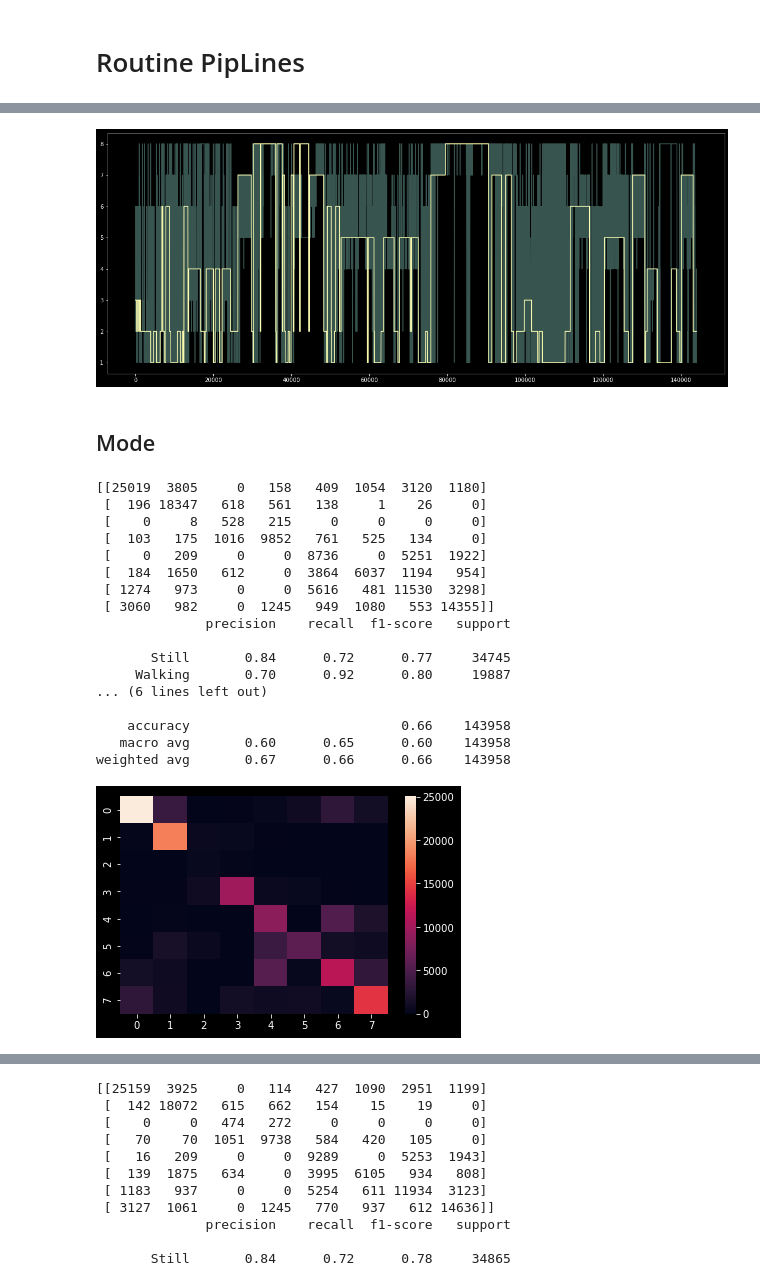
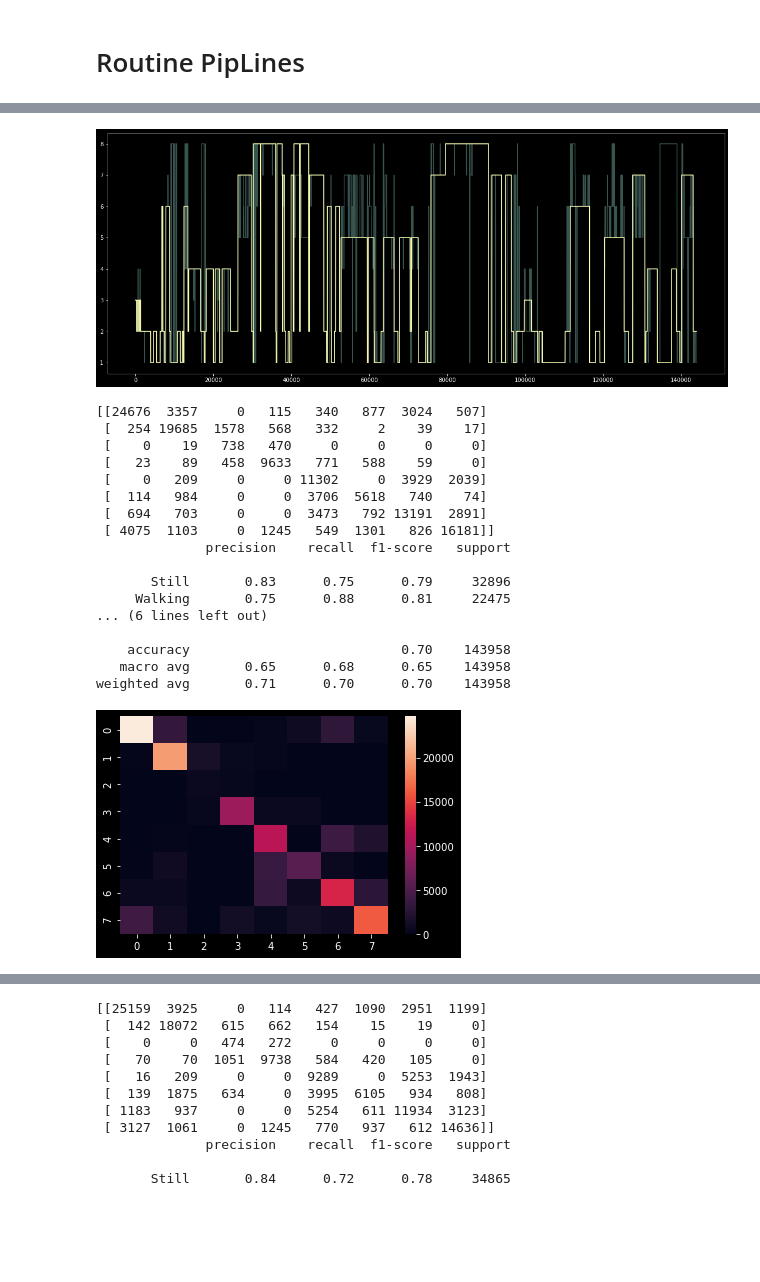
Before and after one commit to Ryanna-github/SHL2021, a Jupyter notebook: 2021-05-31_post_process.ipynb, the cells around one changed output, grey strips where cells are left out. Saved outputs shown, nothing was run; the diff lists cells and outputs as text; code cells hidden in the pictures; blank space fills up the shorter version.

Commit message:
test ensemble strategy

```diff
--- a/2021-05-31_post_process.ipynb
+++ b/2021-05-31_post_process.ipynb
@@ -60,0 +60,19 @@ pred_prob_rf = model_rf.predict_proba(X_val)
+# %%
+model_bag = BaggingClassifier(DecisionTreeClassifier(), n_estimators = 100, max_samples = 100, bootstrap=True)
+model_bag.fit(X_train, y_train)
+pred_bag = model_bag.predict(X_val)
+pred_prob_bag = model_bag.predict_proba(X_val)
+# %%
+train_data = lgb.Dataset(X_train, label = y_train - 1)
+test_data = lgb.Dataset(X_val, label = y_val - 1)
+params={
+    'learning_rate':0.1,
+    'lambda_l1':0.1,
+    'lambda_l2':0.2,
+    'max_depth':6,
+    'objective':'multiclass',
+    'num_class':8,
+}
+model_lgb = lgb.train(params, train_data, valid_sets = [test_data])
+pred_prob_lgb = model_lgb.predict(X_val)
+pred_lgb = pred_prob_lgb.argmax(axis = 1) + 1
@@ -90,3 +105,13 @@ pred_prob = pred_prob_rf
+# %%
+def get_pred_mode(sr):
+    ct = Counter(sr).most_common()[0]
+    return ct[0] if ct[1] >= 2 else sr[2]
+
+df_res = pd.DataFrame({"rf": pred_rf, "bag": pred_bag, "lgb": pred_lgb})
+df_res['pred'] = df_res.apply(lambda x: get_pred_mode(x[['rf', 'bag', 'lgb']]), axis = 1)
+df_res['pred_mode'] = df_res['pred'].rolling(90, center = True).agg(lambda x: x.mode()[0]).fillna(method = 'ffill').fillna(method = 'bfill').astype('int')
+# %%
+pred = df_res['pred_mode']
 # %%
 def plot_prediction(y_pred, y_true):
     plt.figure(figsize = [20, 8])
@@ -95,6 +120,4 @@ def plot_prediction(y_pred, y_true):
 # %%
 plot_prediction(pred, y_val)
 # %% [output]
-[figure, old version]
+[figure, new version]
-# %% [markdown]
-## Mode
@@ -103,21 +124,21 @@ pred_mode = pred.rolling(90, center = True).agg(lambda x: x.mode()[0]).fillna(me
 # %%
-helper.evaluate(pred_mode, y_val)
+helper.evaluate(pred, y_val)
 # %% [output]
-[[25019  3805     0   158   409  1054  3120  1180]
- [  196 18347   618   561   138     1    26     0]
- [    0     8   528   215     0     0     0     0]
- [  103   175  1016  9852   761   525   134     0]
- [    0   209     0     0  8736     0  5251  1922]
- [  184  1650   612     0  3864  6037  1194   954]
- [ 1274   973     0     0  5616   481 11530  3298]
- [ 3060   982     0  1245   949  1080   553 14355]]
+[[24676  3357     0   115   340   877  3024   507]
+ [  254 19685  1578   568   332     2    39    17]
+ [    0    19   738   470     0     0     0     0]
+ [   23    89   458  9633   771   588    59     0]
+ [    0   209     0     0 11302     0  3929  2039]
+ [  114   984     0     0  3706  5618   740    74]
+ [  694   703     0     0  3473   792 13191  2891]
+ [ 4075  1103     0  1245   549  1301   826 16181]]
               precision    recall  f1-score   support
 
-       Still       0.84      0.72      0.77     34745
-     Walking       0.70      0.92      0.80     19887
+       Still       0.83      0.75      0.79     32896
+     Walking       0.75      0.88      0.81     22475
 ... (6 lines left out)
 
-    accuracy                           0.66    143958
-   macro avg       0.60      0.65      0.60    143958
-weighted avg       0.67      0.66      0.66    143958
+    accuracy                           0.70    143958
+   macro avg       0.65      0.68      0.65    143958
+weighted avg       0.71      0.70      0.70    143958
-[figure, old version]
+[figure, new version]
```
Also changed, not shown: parts of 19 cells of this notebook, 3 other files.
